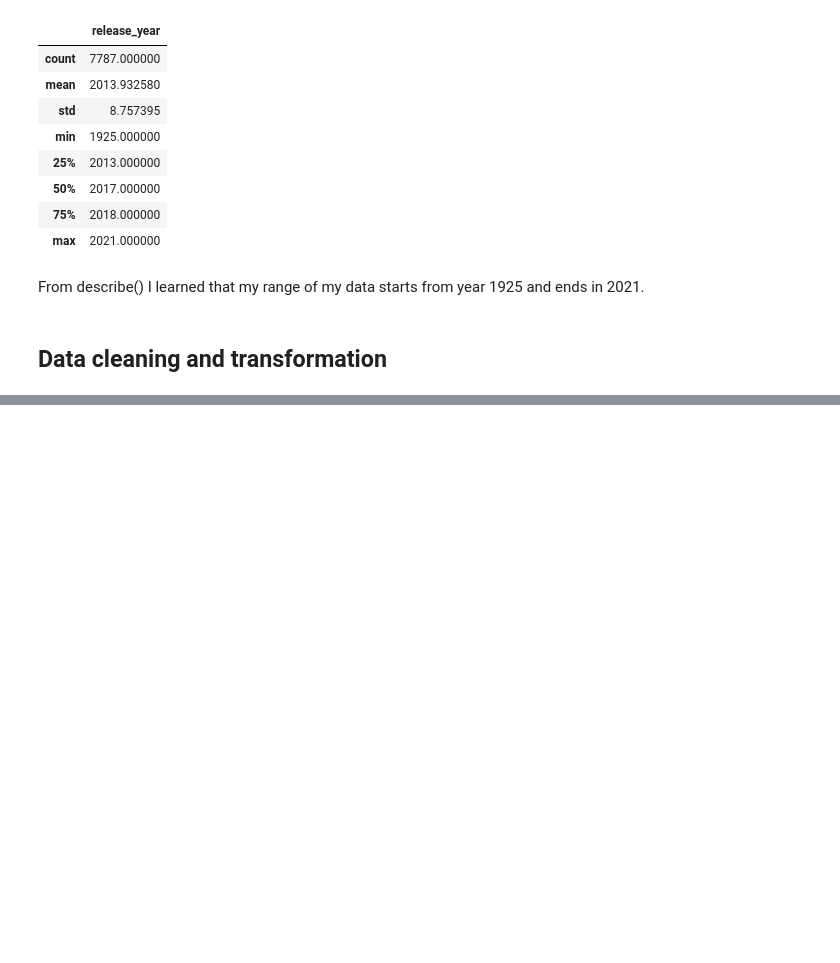
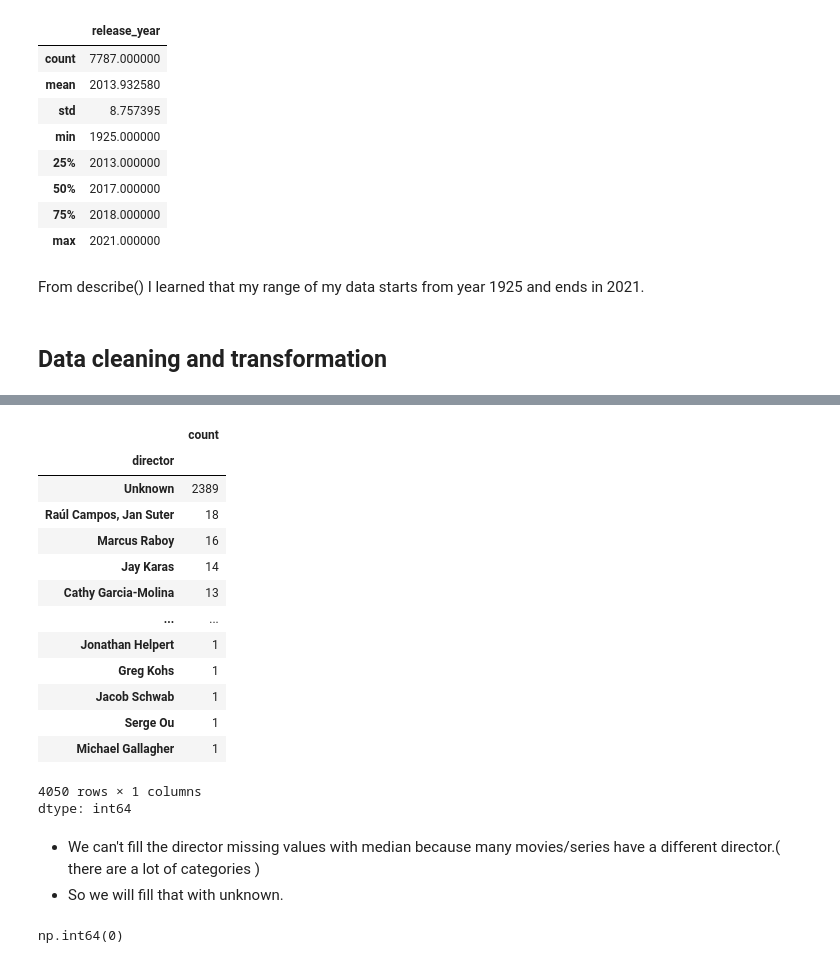
Before and after one commit to Yashtiii/Netflix-Content-Strategy, a Jupyter notebook: Netflix's_content_strategy.ipynb, the cells around one changed output, grey strips where cells are left out. Drawn from its saved outputs; the diff is of its cells as text; code cells hidden in the pictures; blank space fills up the shorter version.

```diff
--- a/Netflix's_content_strategy.ipynb
+++ b/Netflix's_content_strategy.ipynb
@@ -110,0 +149,21 @@ From describe() I learned that my range of my data starts from year 1925 and end
+# %%
+netflix_df["director"].value_counts()
+# %% [output]
+|  | count |
+| director |  |
+| Unknown | 2389 |
+| Raúl Campos, Jan Suter | 18 |
+| Marcus Raboy | 16 |
+| Jay Karas | 14 |
+| Cathy Garcia-Molina | 13 |
+| ... | ... |
+| Jonathan Helpert | 1 |
+| Greg Kohs | 1 |
+| Jacob Schwab | 1 |
+| Serge Ou | 1 |
+| Michael Gallagher | 1 |
+4050 rows × 1 columns
+dtype: int64
+# %% [markdown]
+- We can't fill the director missing values with median because many movies/series have a different director.( there are a lot of categories )
+- So we will fill that with unknown.
@@ -110,0 +172,4 @@ From describe() I learned that my range of my data starts from year 1925 and end
+# %%
+netflix_df["director"].isna().sum()
+# %% [output]
+np.int64(0)
```
Also changed, not shown: parts of 27 cells of this notebook.
